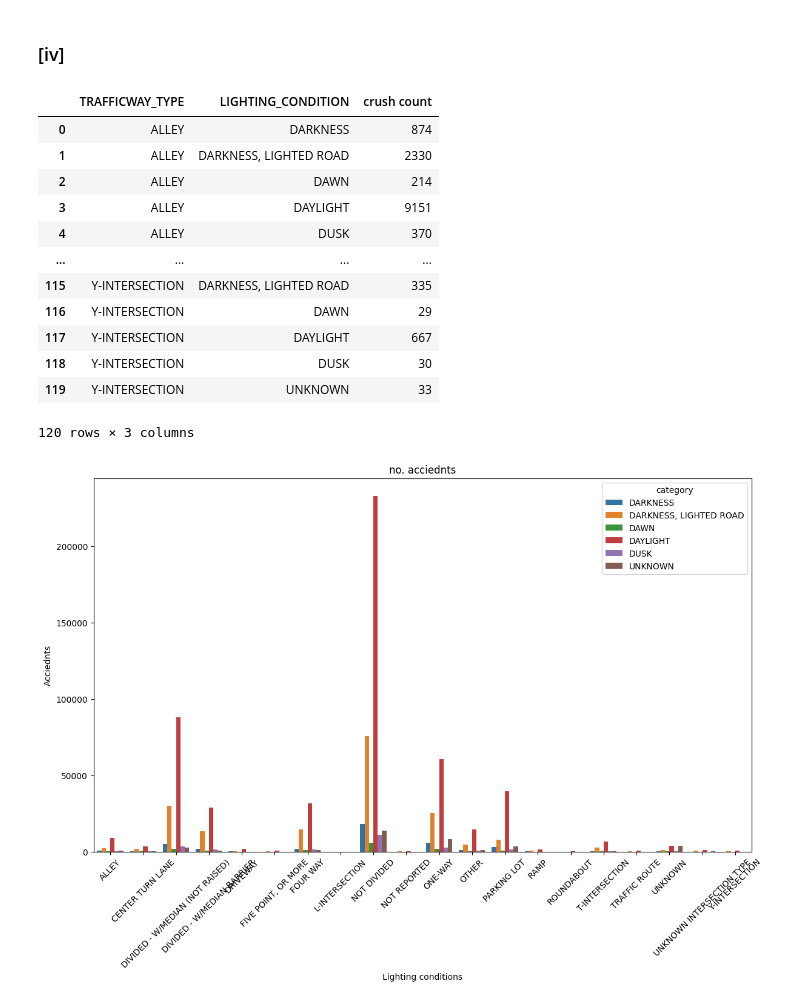
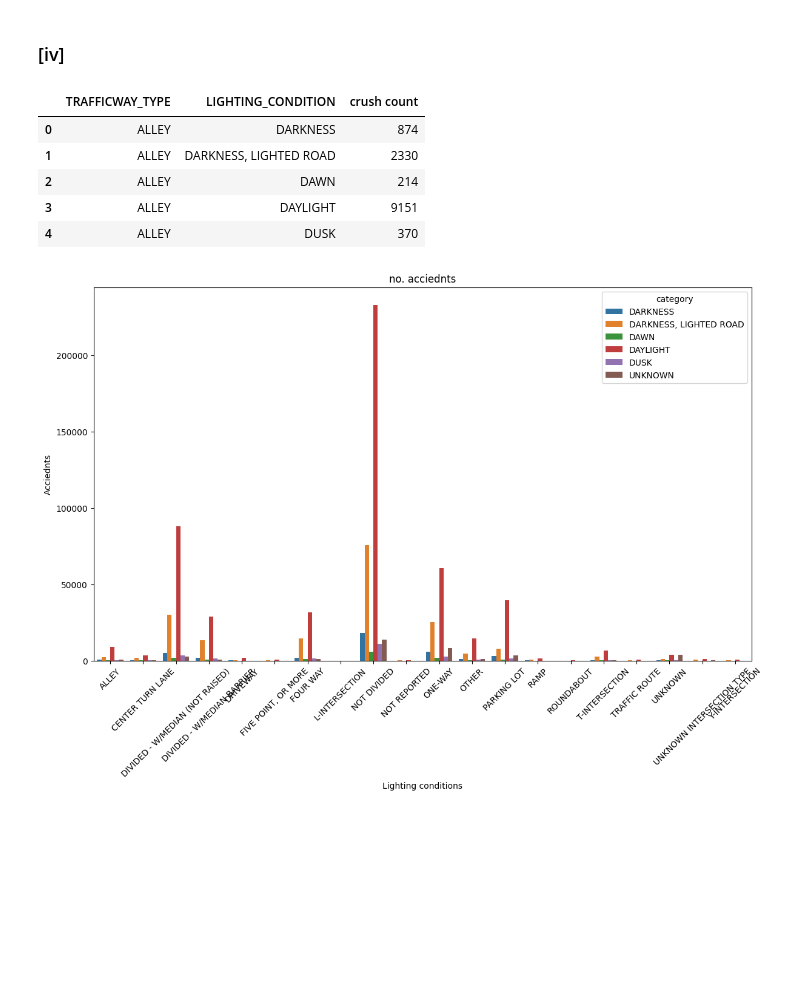
Before and after one commit to abdhashas/Data_mining_project, a Jupyter notebook: DM_HOMEWORK_1_BY_[عبدالرؤوف حسحس _طوني بطرس _عبد الله الزبداني].ipynb, the cells around one changed output. Cells and saved outputs as stored; diff of their text form; code cells hidden in the pictures; blank space fills up the shorter version.

```diff
--- a/DM_HOMEWORK_1_BY_[عبدالرؤوف حسحس _طوني بطرس _عبد الله الزبداني].ipynb
+++ b/DM_HOMEWORK_1_BY_[عبدالرؤوف حسحس _طوني بطرس _عبد الله الزبداني].ipynb
@@ -1314,21 +1303,14 @@ plt.show()
 ### [iv]
 # %%
 light_type = traffic_crashes.groupby(['TRAFFICWAY_TYPE','LIGHTING_CONDITION']).size().reset_index(name='crush count')
-light_type
+light_type.head()
 # %% [output]
 |  | TRAFFICWAY_TYPE | LIGHTING_CONDITION | crush count |
 | 0 | ALLEY | DARKNESS | 874 |
 | 1 | ALLEY | DARKNESS, LIGHTED ROAD | 2330 |
 | 2 | ALLEY | DAWN | 214 |
 | 3 | ALLEY | DAYLIGHT | 9151 |
 | 4 | ALLEY | DUSK | 370 |
-| ... | ... | ... | ... |
-| 115 | Y-INTERSECTION | DARKNESS, LIGHTED ROAD | 335 |
-| 116 | Y-INTERSECTION | DAWN | 29 |
-| 117 | Y-INTERSECTION | DAYLIGHT | 667 |
-| 118 | Y-INTERSECTION | DUSK | 30 |
-| 119 | Y-INTERSECTION | UNKNOWN | 33 |
-120 rows × 3 columns
 # %%
 plt.figure(figsize=(14, 8))
 sns.barplot(data=light_type, x='TRAFFICWAY_TYPE', y='crush count', hue='LIGHTING_CONDITION')
```
Also changed, not shown: parts of 6 cells of this notebook.
